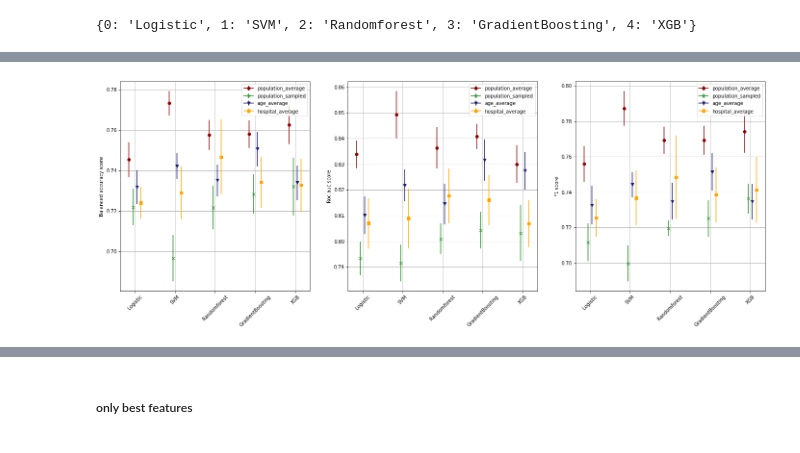
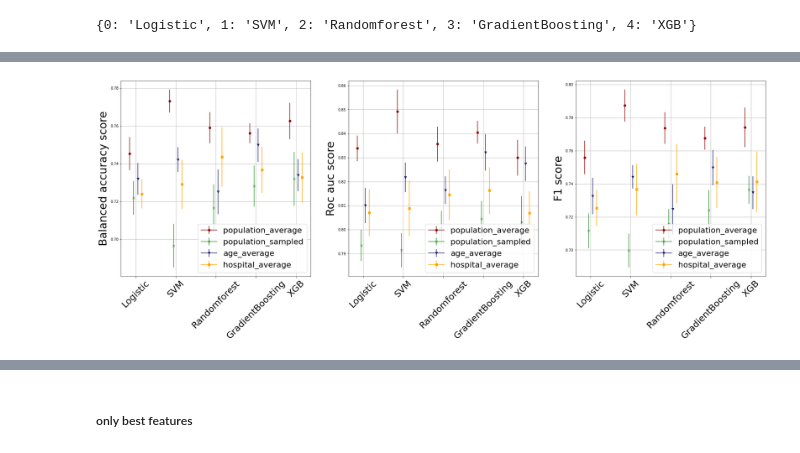
Before and after one commit to csabaiBio/ai4covid, a Jupyter notebook: notebooks/metrics.ipynb, the cells around one changed output, grey strips where cells are left out. Drawn from its saved outputs; the diff is of its cells as text; code cells hidden in the pictures.

```diff
--- a/notebooks/metrics.ipynb
+++ b/notebooks/metrics.ipynb
@@ -235,7 +235,7 @@ def five_fold_cv_model_eval( model, dataset='population_average', columns=[]):
 # %%
 models_to_run = { 'Logistic': linear_model.LogisticRegression, 'SVM': svm.SVC,
                   'Randomforest': ensemble.RandomForestClassifier, 'GradientBoosting': ensemble.GradientBoostingClassifier,
-                  'XGB': XGBClassifier, }
+                  'XGB': XGBClassifier}
 models_to_run
 # %% [output]
 {'Logistic': sklearn.linear_model._logistic.LogisticRegression,
@@ -253,9 +253,10 @@ def legend_without_duplicate_labels(ax):
     # https://stackoverflow.com/questions/19385639/duplicate-items-in-legend-in-matplotlib/40870637
     handles, labels = ax.get_legend_handles_labels()
     unique = [(h, l) for i, (h, l) in enumerate(zip(handles, labels)) if l not in labels[:i]]
-    ax.legend(*zip(*unique))
+    ax.legend(*zip(*unique), prop={'size': 22}, loc='lower right')
 # %%
 def fit_and_eval_models( num_to_model, models_to_run, fig, dataset='population_average', color='blue', m='o', shift=0, columns=[]):
+    all_scores = { model : None for num, model in num_to_model.items() }
     for i in range( len(num_to_model) ):
         current_model = num_to_model[i]
         #print(current_model)
@@ -267,8 +268,8 @@ def fit_and_eval_models( num_to_model, models_to_run, fig, dataset='population_a
         #sc = plt.scatter( i+np.zeros(5)+shift, scores['balanced_accuracy'], label=current_model, c=color, marker=m)
         sc = plt.errorbar( i+shift, value, yerr=std_err, label=current_model, c=color, marker=m )
         #plt.xlabel('Models')
-        plt.xticks(ticks=list(num_to_model.keys()), labels=list(num_to_model.values()), rotation=45 )
-        plt.ylabel('Balanced accuracy score')
+        plt.xticks(ticks=list(num_to_model.keys()), labels=list(num_to_model.values()), rotation=45, size=25)
+        plt.ylabel('Balanced accuracy score', size=30)
         plt.grid(True)
         sc.set_label(dataset)
         if i == len(num_to_model)-1: # put legend at the last iteration to avoid duplicates
@@ -280,8 +281,8 @@ def fit_and_eval_models( num_to_model, models_to_run, fig, dataset='population_a
         #sc = plt.scatter( i+np.zeros(5)+shift, scores['roc_auc'], label=current_model, c=color, marker=m)
         sc = plt.errorbar( i+shift, value, yerr=std_err, label=current_model, c=color, marker=m )
         #plt.xlabel('Models')
-        plt.xticks(ticks=list(num_to_model.keys()), labels=list(num_to_model.values()), rotation=45)
-        plt.ylabel('Roc auc score')
+        plt.xticks(ticks=list(num_to_model.keys()), labels=list(num_to_model.values()), rotation=45, size=25)
+        plt.ylabel('Roc auc score', size=30)
         plt.grid(True)
         sc.set_label(dataset)
         if i == len(num_to_model)-1: # put legend at the last iteration to avoid duplicates
@@ -290,19 +291,23 @@ def fit_and_eval_models( num_to_model, models_to_run, fig, dataset='population_a
         ax3 = plt.subplot(133)
         value = np.mean( scores['f1'] )
         std_err = np.std( scores['f1'] ) / np.sqrt(5)
+
         #sc = plt.scatter( i+np.zeros(5)+shift, scores['f1'], label=current_model, c=color, marker=m)
         sc = plt.errorbar( i+shift, value, yerr=std_err, label=current_model, c=color, marker=m )
         #plt.xlabel('Models')
-        plt.xticks(ticks=list(num_to_model.keys()), labels=list(num_to_model.values()), rotation=45 )
-        plt.ylabel('F1 score')
+        plt.xticks(ticks=list(num_to_model.keys()), labels=list(num_to_model.values()), rotation=45, size=25)
+        plt.ylabel('F1 score', size=30)
         plt.grid(True)
         sc.set_label(dataset)
         if i == len(num_to_model)-1: # put legend at the last iteration to avoid duplicates
             legend_without_duplicate_labels(ax3)
+
+        all_scores[current_model] = scores
+    return all_scores
 # %%
-fig = plt.figure( figsize=(24,8) )
-fit_and_eval_models( num_to_model, models_to_run, fig, dataset='population_average', color='darkred', m='o', shift=-0.15)
-fit_and_eval_models( num_to_model, models_to_run, fig, dataset='population_sampled', color='forestgreen', m='x', shift=-0.05)
-fit_and_eval_models( num_to_model, models_to_run, fig, dataset='age_average', color='midnightblue', m='v', shift=0.05)
-fit_and_eval_models( num_to_model, models_to_run, fig, dataset='hospital_average', color='orange', m='s', shift=0.15)
+fig = plt.figure( figsize=(32, 10) )
+pop_avg_scores = fit_and_eval_models( num_to_model, models_to_run, fig, dataset='population_average', color='darkred', m='o', shift=-0.15)
+pop_smp_scores = fit_and_eval_models( num_to_model, models_to_run, fig, dataset='population_sampled', color='forestgreen', m='x', shift=-0.05)
+age_avg_scores = fit_and_eval_models( num_to_model, models_to_run, fig, dataset='age_average', color='midnightblue', m='v', shift=0.05)
+hsp_avg_scores = fit_and_eval_models( num_to_model, models_to_run, fig, dataset='hospital_average', color='orange', m='s', shift=0.15)
 # %% [output]
@@ -329 +334 @@ fit_and_eval_models( num_to_model, models_to_run, fig, dataset='hospital_average
-[figure, old version]
+[figure, new version]
```
Also changed, not shown: parts of 17 cells of this notebook.
